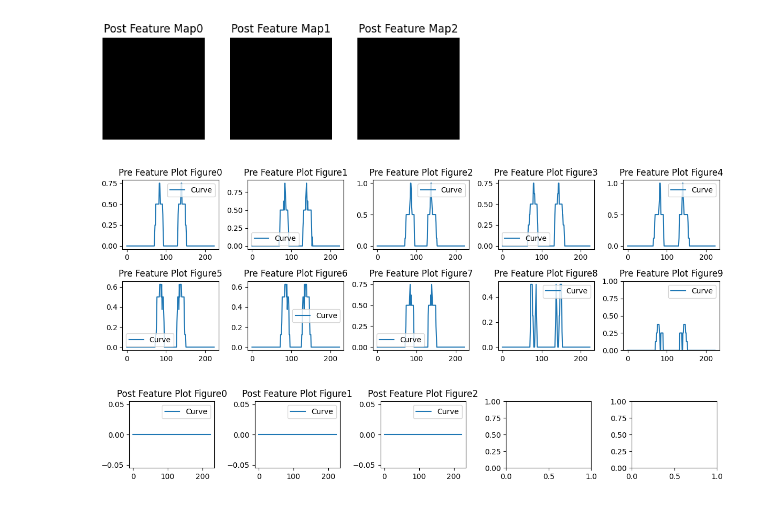
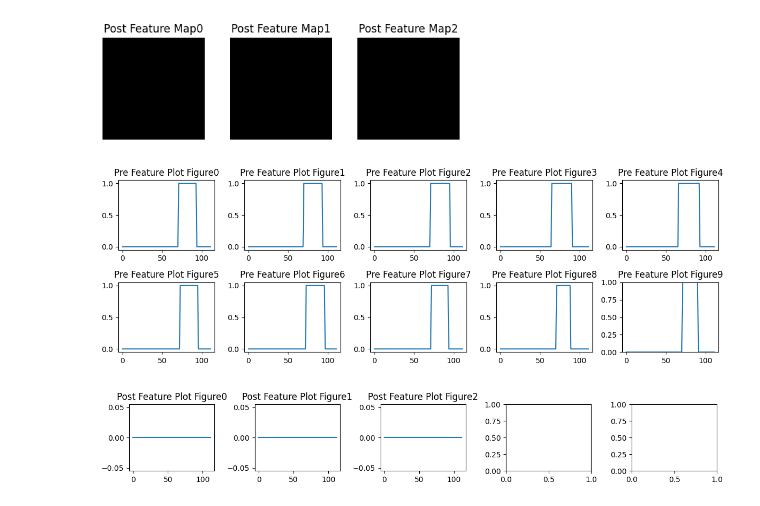
Before and after one commit to hhhhc-da/sky-auto-collect, a Jupyter notebook: heart/heart-image.ipynb, the cells around one changed output. Cells and saved outputs as stored; diff of their text form; code cells hidden in the pictures.

```diff
--- a/heart/heart-image.ipynb
+++ b/heart/heart-image.ipynb
@@ -540,8 +543,8 @@ post_result = post_result.astype(np.uint8)
 
 fig, axes = plt.subplots(2, 5, figsize=(10, 4))
 for i, ax in enumerate(axes.flatten()):
-    if i < len(result):
-        ax.imshow(result[i], cmap='gray')
+    if i < len(pre_result):
+        ax.imshow(pre_result[i], cmap='gray')
         ax.set_title('Pre Feature Map{}'.format(i))
     ax.axis('off')
 plt.tight_layout()
@@ -560,6 +563,8 @@ plt.show()
 [figure]
 # %%
 # 绘制四分方向的折线图, 因为我们已经确定是 (224,224)的图像了
+pre_analyze_list, post_analyze_list = [], []
+
 pre_feature_list = []
 for gray in pre_result:
     x = np.arange(224)
@@ -567,34 +572,51 @@ for gray in pre_result:
     xx, yy = np.meshgrid(x, y)
 
     lines = [gray[112, :], gray[:, 112], gray[yy == xx], gray[yy == 223 - xx]]
     pre_feature_list.append(np.array(lines))
 
 fig, axes = plt.subplots(2, 5, figsize=(12, 4))
 for i, ax in enumerate(axes.flatten()):
     if i < len(pre_feature_list):
-        ax.plot(np.average(np.array([(pre_feature_list[i][j] + pre_feature_list[i][j][::-1])/2 for j in range(pre_feature_list[i].shape[0])]), axis=0))
+        # 存在就记录, 和前面的不同
+        data = np.average(np.array([(pre_feature_list[i][j] + pre_feature_list[i][j][::-1])/2 for j in range(pre_feature_list[i].shape[0])]), axis=0)
+        binary_data = np.where(data != 0, 1, 0)
+        first_half = binary_data[:112]
+        second_half = binary_data[112:][::-1]
+        comparison = np.logical_and(first_half, second_half)
+        processed = median_filter(comparison, size=11)
+        pre_analyze_list.append([1 if i else 0 for i in processed])
+
+        ax.plot(processed)
         ax.set_title('Pre Feature Plot Figure{}'.format(i))
         plt.ylim(0, 1)
 plt.tight_layout()
 plt.show()
 
 post_feature_list = []
 for gray in post_result:
     x = np.arange(224)
     y = np.arange(224)
     xx, yy = np.meshgrid(x, y)
 
     lines = [gray[112, :], gray[:, 112], gray[yy == xx], gray[yy == 223 - xx]]
     post_feature_list.append(np.array(lines))
 
 fig, axes = plt.subplots(1, 5, figsize=(12, 2))
 for i, ax in enumerate(axes.flatten()):
     if i < len(post_feature_list):
-        ax.plot(np.average(np.array([(post_feature_list[i][j] + post_feature_list[i][j][::-1])/2 for j in range(post_feature_list[i].shape[0])]), axis=0))
+        data = np.average(np.array([(post_feature_list[i][j] + post_feature_list[i][j][::-1])/2 for j in range(post_feature_list[i].shape[0])]), axis=0)
+        binary_data = np.where(data != 0, 1, 0)
+        first_half = binary_data[:112]
+        second_half = binary_data[112:][::-1]
+        comparison = np.logical_and(first_half, second_half)
+        processed = median_filter(comparison, size=11)
+        post_analyze_list.append([1 if i else 0 for i in processed])
+
+        ax.plot(processed)
         ax.set_title('Post Feature Plot Figure{}'.format(i))
         plt.ylim(0, 1)
 plt.tight_layout()
 plt.show()
 # %% [output]
-[figure, old version]
+[figure, new version]
-[figure, old version]
+[figure, new version]
```
Also changed, not shown: parts of 3 cells of this notebook, 1 other file.
